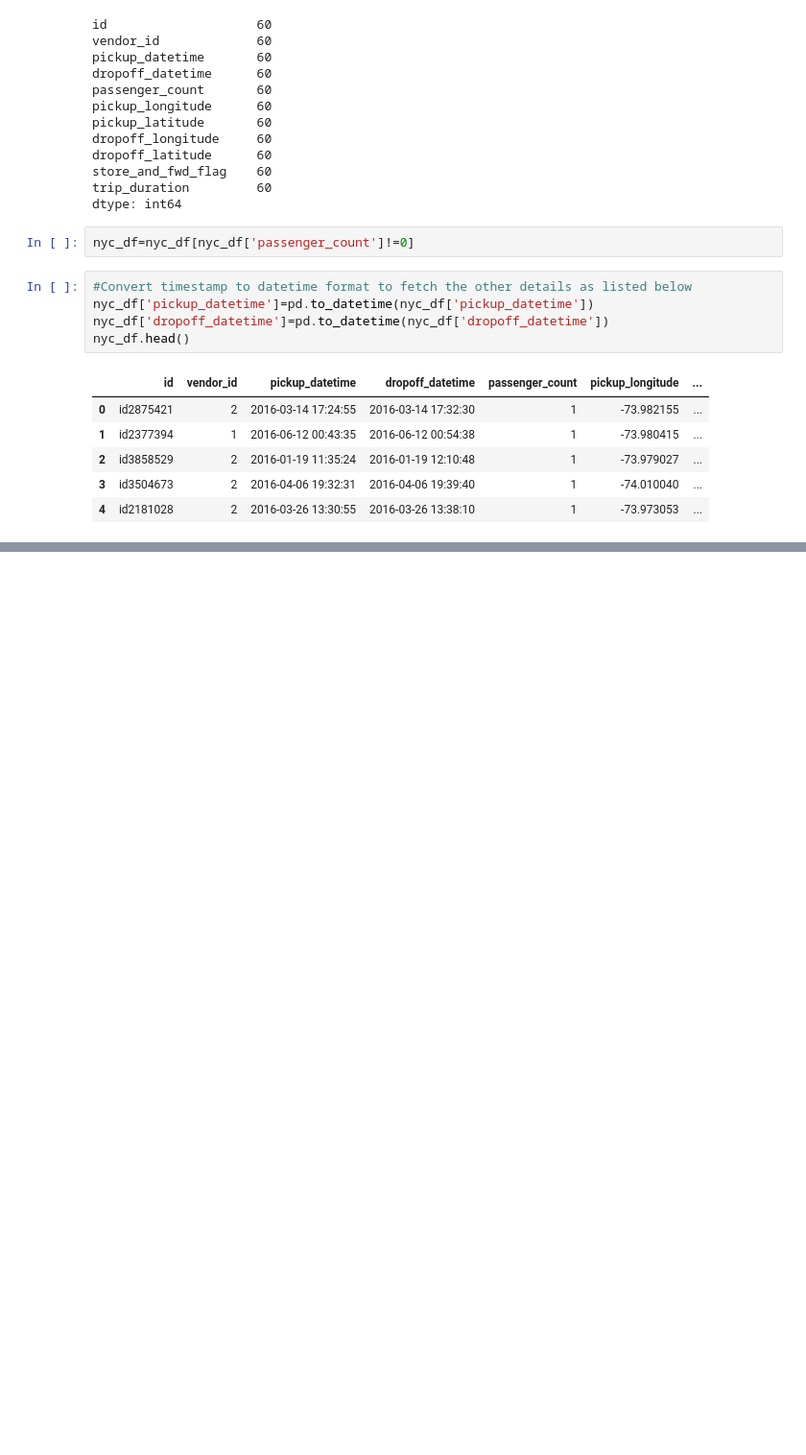
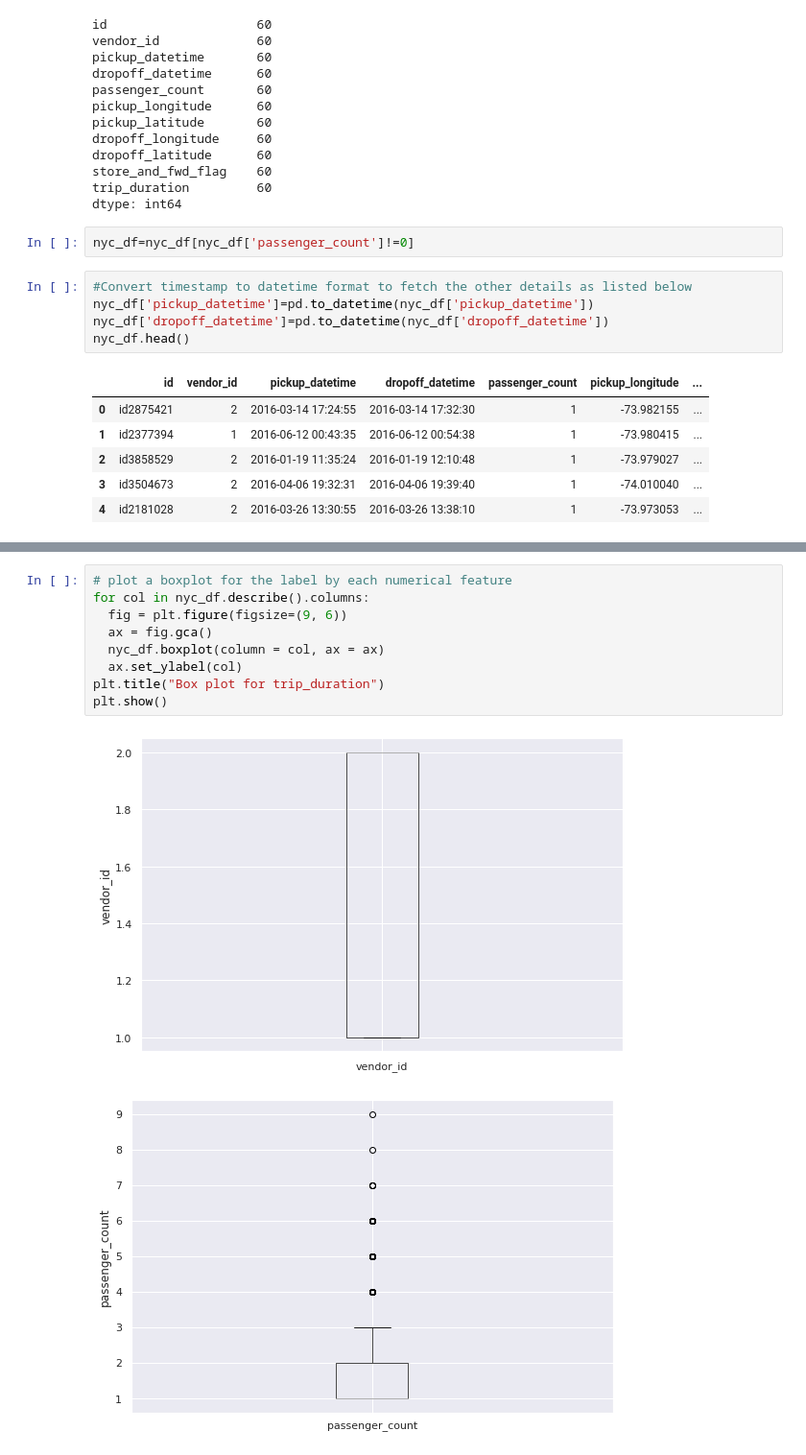
Before and after one commit to AnshRockstar/NYC-Taxi-Trip-Duration-Prediction, a Jupyter notebook: NYC_Taxi_Trip_Time_Prediction_Capstone_Project.ipynb, the cells around one changed output, grey strips where cells are left out. Shown: that part at 96% size. Drawn from its saved outputs; the diff is of its cells as text; blank space fills up the shorter version.

```diff
--- a/NYC_Taxi_Trip_Time_Prediction_Capstone_Project.ipynb
+++ b/NYC_Taxi_Trip_Time_Prediction_Capstone_Project.ipynb
@@ -213,0 +230,12 @@ nyc_df.head()
+# %%
+# plot a boxplot for the label by each numerical feature
+for col in nyc_df.describe().columns:
+  fig = plt.figure(figsize=(9, 6))
+  ax = fig.gca()
+  nyc_df.boxplot(column = col, ax = ax)
+  ax.set_ylabel(col)
+plt.title("Box plot for trip_duration")
+plt.show()
+# %% [output]
+[figure, added]
+[figure, added]
```
Also changed, not shown: parts of 15 cells of this notebook.
